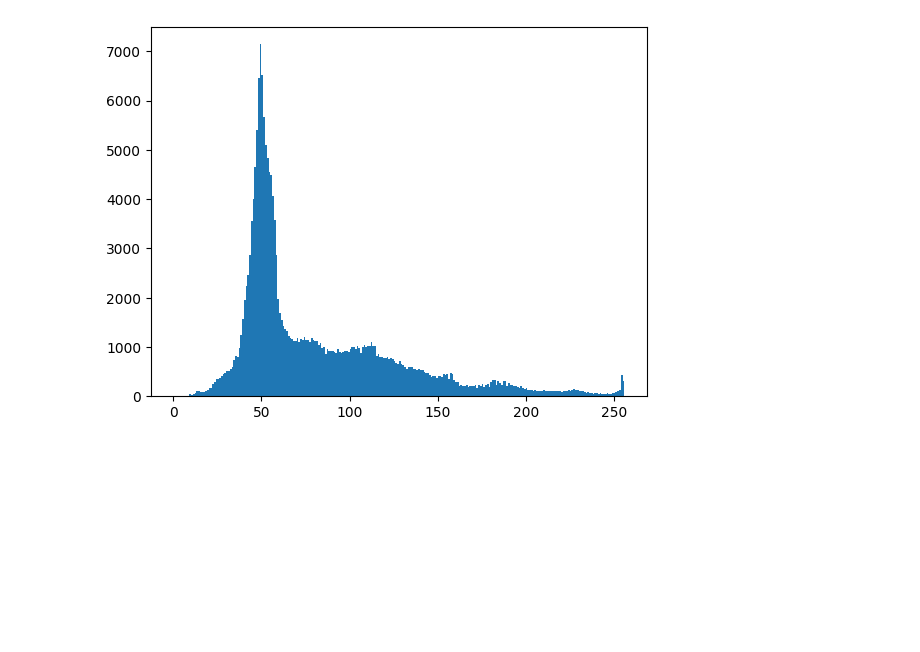
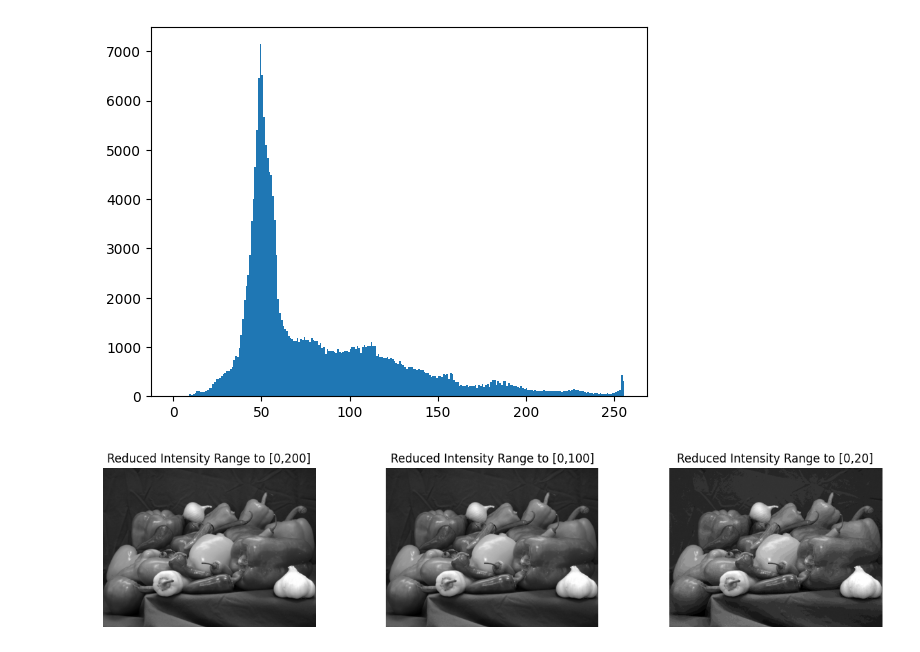
Before and after one commit to Luk446/MachineVisionPractice, a Jupyter notebook: ImageProcessing_1.ipynb, the cells around one changed output. Saved outputs shown, nothing was run; the diff lists cells and outputs as text; code cells hidden in the pictures; blank space fills up the shorter version.

```diff
--- a/ImageProcessing_1.ipynb
+++ b/ImageProcessing_1.ipynb
@@ -206,4 +206,19 @@ plt.hist(img_gray_pep.ravel(),256,[0,256]); plt.show()
 # %% [output]
 [figure]
 # %%
-# reduce the intensity of the image
+# Reduce the intensity range of the grayscale image to a lower range ([0,N]) for values of N ranging from 255 to 8. Display the resulting images.
+
+# variables
+N1 = 200
+N2 = 100
+N3 = 20
+
+# reduce intensity range
+reduced1 = cv.normalize(img_gray_pep, None, alpha=0, beta=N1, norm_type=cv.NORM_MINMAX)
+reduced2 = cv.normalize(img_gray_pep, None, alpha=0, beta=N2, norm_type=cv.NORM_MINMAX)#
+reduced3 = cv.normalize(img_gray_pep, None, alpha=0, beta=N3, norm_type=cv.NORM_MINMAX)
+
+# plot images
+plotbyside( reduced1, f'Reduced Intensity Range to [0,{N1}]', reduced2, f'Reduced Intensity Range to [0,{N2}]', reduced3, f'Reduced Intensity Range to [0,{N3}]', cmap1='gray', cmap2='gray', cmap3='gray', figsize=(15,3))
+# %% [output]
+[figure, added]
```
Also changed, not shown: parts of 3 cells of this notebook.
